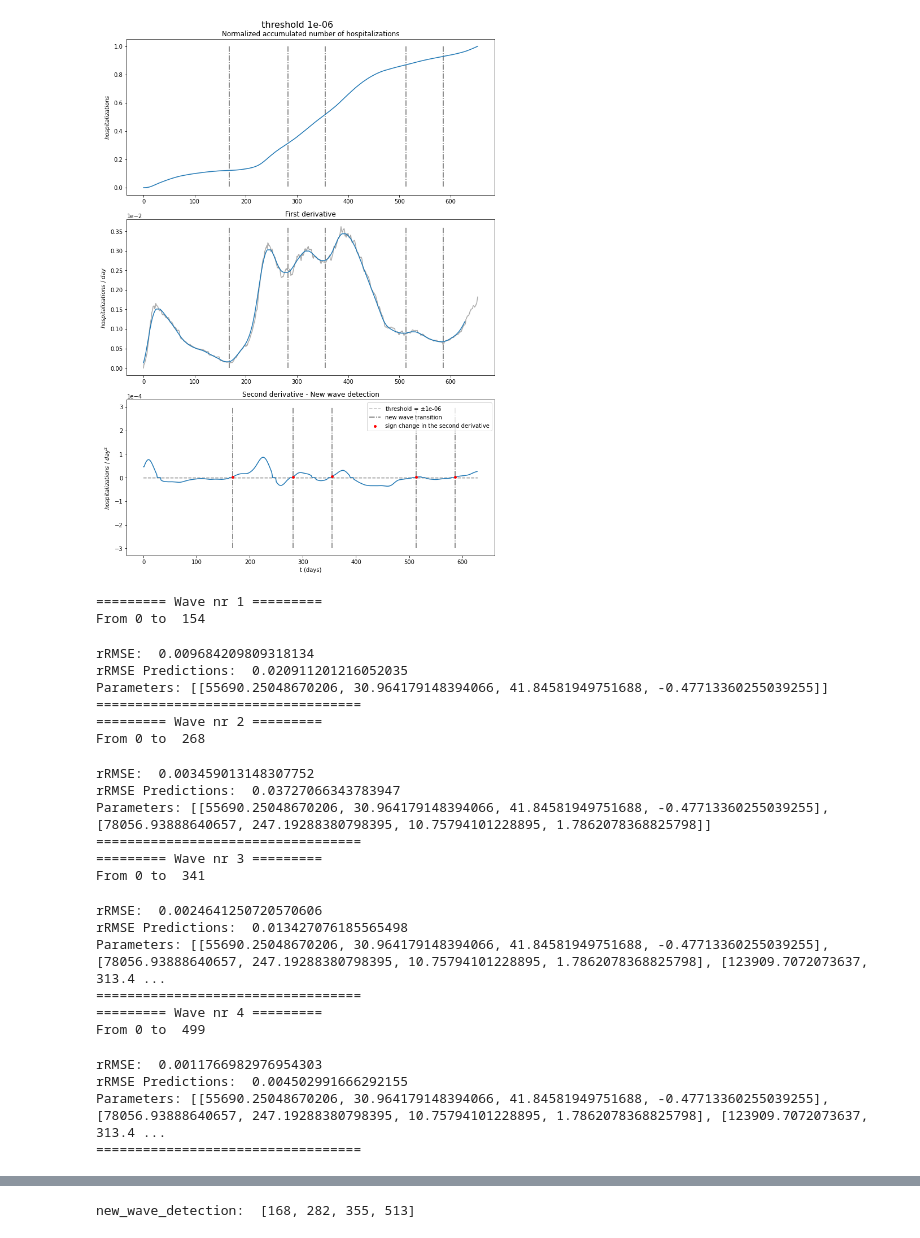
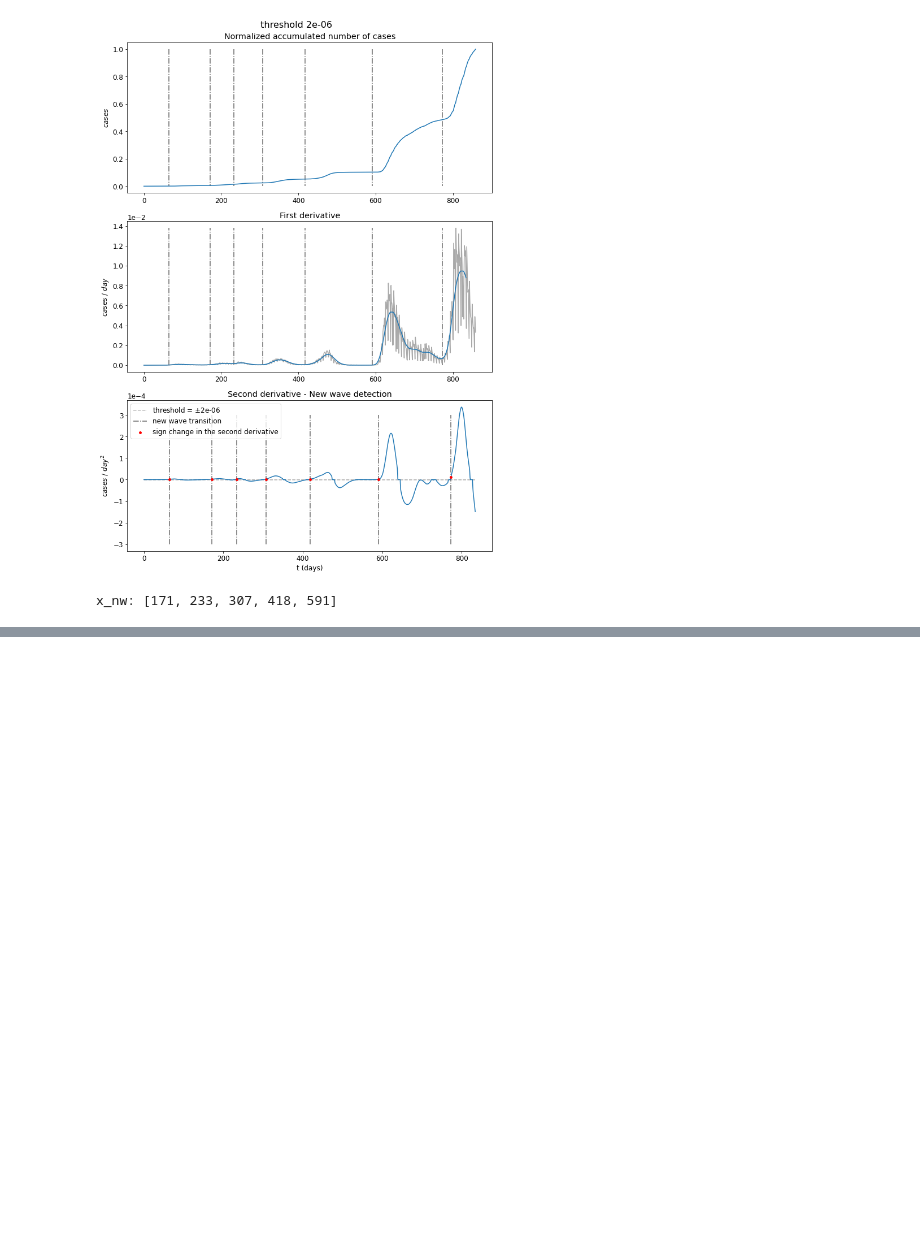
Before and after one commit to fpelogia/epid-models, a Jupyter notebook: Organizado/main.ipynb, the cells around one changed output, grey strips where cells are left out. Cells and saved outputs as stored; diff of their text form; code cells hidden in the pictures; blank space fills up the shorter version.

```diff
--- a/Organizado/main.ipynb
+++ b/Organizado/main.ipynb
@@ -7,7 +7,7 @@ import optimize
 from new_wave import get_transition_points
 # %%
 # Import data
-data = pd.read_csv("../Datasets/normandy_hosp.csv")
-city_name = 'Normandy'
-indicator='hospitalizations'
+data = pd.read_csv("../Datasets/osaka.csv")
+city_name = 'Osaka'
+indicator='cases'
 # %%
@@ -26,17 +36,17 @@ indicator='hospitalizations'
 # %%
-daily_data = data.current_hospitalized_patients.tolist()
-acc_data = []
-for i in range(len(daily_data)):
-    acc_data.append(np.sum(daily_data[:i]))
+# daily_data = data.current_hospitalized_patients.tolist()
+# acc_data = []
+# for i in range(len(daily_data)):
+#     acc_data.append(np.sum(daily_data[:i]))
 
-acc_data = np.array(acc_data)
-normalized_acc_data = acc_data / max(acc_data)
-t = np.linspace(0, len(acc_data)-1, len(acc_data))
+# acc_data = np.array(acc_data)
+# normalized_acc_data = acc_data / max(acc_data)
+# t = np.linspace(0, len(acc_data)-1, len(acc_data))
 
-scaling_factor = 1
+# scaling_factor = 1
 
-acc_data = acc_data / scaling_factor
-daily_data = list(data.current_hospitalized_patients/ scaling_factor)
+# acc_data = acc_data / scaling_factor
+# daily_data = list(data.current_hospitalized_patients/ scaling_factor)
 # %%
 # Initial Conditions
 
@@ -57,34 +67,10 @@ def update_cond_nw(A0, tp0):
 optimize.update_cond = update_cond_nw
 # %%
 # Transition Points
-x_nw = get_transition_points(acc_data, visual=True, threshold=1e-6, indicator = indicator)[:4]
+x_nw = get_transition_points(acc_data, visual=True, threshold=2e-6, indicator = indicator)
+x_nw = x_nw[1:6]
 
-sig_params = optimize.fit_data(acc_data, daily_data, city_name, x_nw, indicator = indicator, scaling_factor = scaling_factor)
-
-print('new_wave_detection: ', x_nw)
+print('x_nw:', x_nw)
 # %% [output]
-[figure, old version]
+[figure, new version]
-========= Wave nr 1 =========
-From 0 to  154
+x_nw: [171, 233, 307, 418, 591]
-rRMSE:  0.009684209809318134
-rRMSE Predictions:  0.020911201216052035
-Parameters: [[55690.25048670206, 30.964179148394066, 41.84581949751688, -0.47713360255039255]]
-==================================
-========= Wave nr 2 =========
-From 0 to  268
-rRMSE:  0.003459013148307752
-rRMSE Predictions:  0.03727066343783947
-Parameters: [[55690.25048670206, 30.964179148394066, 41.84581949751688, -0.47713360255039255], [78056.93888640657, 247.19288380798395, 10.75794101228895, 1.7862078368825798]]
-==================================
-========= Wave nr 3 =========
-From 0 to  341
-rRMSE:  0.0024641250720570606
-rRMSE Predictions:  0.013427076185565498
-Parameters: [[55690.25048670206, 30.964179148394066, 41.84581949751688, -0.47713360255039255], [78056.93888640657, 247.19288380798395, 10.75794101228895, 1.7862078368825798], [123909.7072073637, 313.4 ...
-==================================
-========= Wave nr 4 =========
-From 0 to  499
-rRMSE:  0.0011766982976954303
-rRMSE Predictions:  0.004502991666292155
-Parameters: [[55690.25048670206, 30.964179148394066, 41.84581949751688, -0.47713360255039255], [78056.93888640657, 247.19288380798395, 10.75794101228895, 1.7862078368825798], [123909.7072073637, 313.4 ...
-==================================
@@ -92 +76,0 @@ Parameters: [[55690.25048670206, 30.964179148394066, 41.84581949751688, -0.47713
-new_wave_detection:  [168, 282, 355, 513]
```
Also changed, not shown: parts of 4 cells of this notebook, 5 other files.
